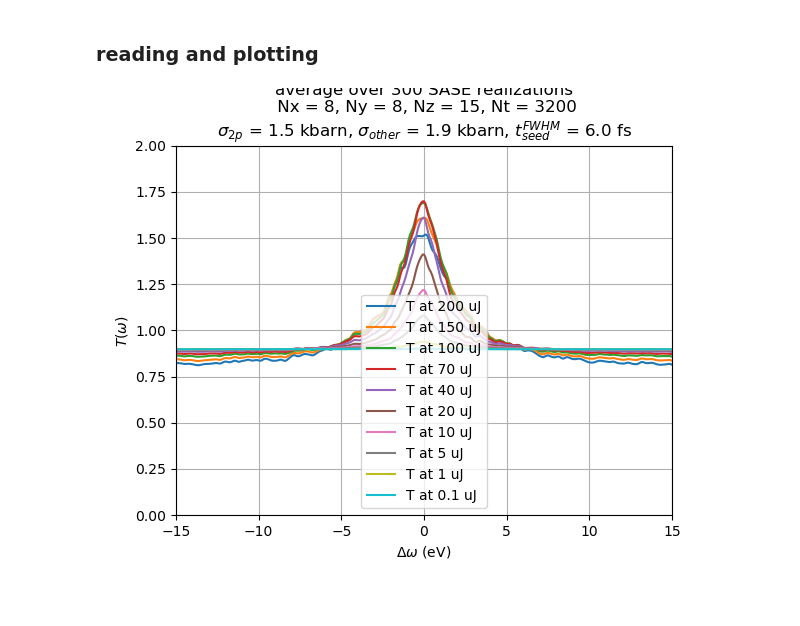
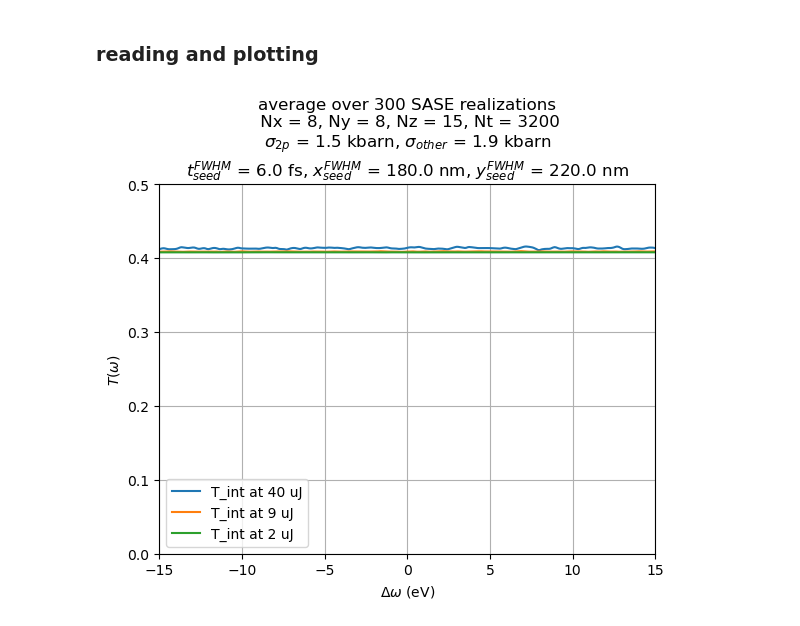
Before and after one commit to P4GAN/Cu-RSA-XFEL-Simulation, a Jupyter notebook: notebooks/plot-transmittance-vs-intensity.ipynb, the cells around one changed output. Saved outputs shown, nothing was run; the diff lists cells and outputs as text; code cells hidden in the pictures; blank space fills up the shorter version.

```diff
--- a/notebooks/plot-transmittance-vs-intensity.ipynb
+++ b/notebooks/plot-transmittance-vs-intensity.ipynb
@@ -48,89 +54,47 @@ data_path = "../data/intensity_sweep_Nt_3200"
 # %%
-Tshow_min = 0.15#0.4
-Tshow_max = 0.5
-w_show = 15
-w_show_min = -w_show
-w_show_max = w_show
+data_path = "../data/intensity_sweep_2_level_fix_2"
 
 sorted_accumulated_arrays, aux_data, num_files = tools.data_from_folder(
     data_path, group_keys='E_seed_uJ',
-    aux_keys=['tgrid', 'xgrid', 'ygrid', 'zgrid', 'sigma1_Ka1_2p3', 'sigma1_Ka1_other', 'seed_duration_FWHM_t'],
+    aux_keys=['tgrid', 'xgrid', 'ygrid', 'zgrid', 'sigma1_Ka1_2p3',
+              'sigma1_Ka1_other', 'seed_duration_FWHM_t', 'seed_width_FWHM_x', 'seed_width_FWHM_y'],
 )
 
-tgrid, xgrid, ygrid, zgrid, sigma1_Ka1_2p3, sigma1_Ka1_other, seed_duration_FWHM_t = aux_data
+tgrid, xgrid, ygrid, zgrid, sigma1_Ka1_2p3, sigma1_Ka1_other, seed_duration_FWHM_t, seed_width_FWHM_x, seed_width_FWHM_y = aux_data
 # %%
 plt.figure()
 
 str_pars_grid = " Nx = " + str(xgrid) + ", Ny = " + str(ygrid) + ", Nz = " + str(zgrid) + ", Nt = " + str(tgrid)
-str_pars_calc = r'$\sigma_{2p}$ = ' + f'{1e7*sigma1_Ka1_2p3:.1f}' + ' kbarn' + \
-r', $\sigma_{other}$ = ' + f'{1e7*sigma1_Ka1_other:.1f}' +' kbarn' + \
-r', $t_{seed}^{FWHM}$ = ' + f'{seed_duration_FWHM_t:.1f}' +' fs'
+str_pars_cross_section = r'$\sigma_{2p}$ = ' + f'{1e7*sigma1_Ka1_2p3:.1f}' + ' kbarn' + \
+r', $\sigma_{other}$ = ' + f'{1e7*sigma1_Ka1_other:.1f}' +' kbarn'
+str_pars_seed = r'$t_{seed}^{FWHM}$ = ' f'{seed_duration_FWHM_t:.1f}' +' fs' + \
+r', $x_{seed}^{FWHM}$ = ' f'{seed_width_FWHM_x:.1f}' +' nm' + \
+r', $y_{seed}^{FWHM}$ = ' f'{seed_width_FWHM_y:.1f}' +' nm'
 
 plt.title('average over ' + str(num_files) + ' SASE realizations' + '\n'
-+ str_pars_grid + '\n' + str_pars_calc
++ str_pars_grid + '\n' + str_pars_cross_section + '\n' + str_pars_seed
  )
 
 E_seed_values = list(sorted_accumulated_arrays.keys())
 norm = plt.matplotlib.colors.LogNorm(vmin=min(E_seed_values), vmax=max(E_seed_values))
 cmap = plt.matplotlib.colormaps['viridis']
 
 for E_seed_value, arrays in sorted_accumulated_arrays.items():
     womega_ar = arrays['womega_ar']
     I_int_thy_w_last = arrays['I_int_thy_w_last']
     I_int_thy_w_0 = arrays['I_int_thy_w_0']
 
-    I_int_thy_w_last = I_int_thy_w_last + 0.00001 * max(I_int_thy_w_last)
-    I_int_thy_w_0 = I_int_thy_w_0 + 0.00001 * max(I_int_thy_w_0)
-
     Tint_w = I_int_thy_w_last / I_int_thy_w_0
 
-    plt.plot(womega_ar, Tint_w, color=cmap(norm(E_seed_value)), label = 'T at '+ str(E_seed_value) + ' uJ')
+    plt.plot(womega_ar, Tint_w, label = 'T_int at '+ str(E_seed_value) + ' uJ')
 
-#plt.plot(womega_ar, Tshow_min + (Tshow_max-Tshow_min) * arrays['I_int_thy_w_0']/max(arrays['I_int_thy_w_0']),'--', color='pink', label = r'I$_0$, norm.')
 plt.ylabel(r'$T(\omega$) ')
 plt.xlabel(r'$\Delta\omega$ (eV)')
-plt.xlim(-60, 60)
-plt.ylim(Tshow_min, Tshow_max)
+plt.xlim(w_show_min, w_show_max)
+plt.ylim(0, 0.5)
 plt.legend()
 plt.grid(True)
-plt.savefig(figs_path + '/' + str_pars_calc + '.pdf')
+plt.savefig(figs_path + '/' + str_pars_grid + str_pars_cross_section + str_pars_seed + '.pdf')
 plt.show()
+# %% [output]
+[figure, added]
-# %%
-plt.figure()
-
-str_pars_grid = " Nx = " + str(xgrid) + ", Ny = " + str(ygrid) + ", Nz = " + str(zgrid) + ", Nt = " + str(tgrid)
-str_pars_calc = r'$\sigma_{2p}$ = ' + f'{1e7*sigma1_Ka1_2p3:.1f}' + ' kbarn' + \
-r', $\sigma_{other}$ = ' + f'{1e7*sigma1_Ka1_other:.1f}' +' kbarn' + \
-r', $t_{seed}^{FWHM}$ = ' + f'{seed_duration_FWHM_t:.1f}' +' fs'
-
-plt.title('average over ' + str(num_files) + ' SASE realizations' + '\n'
-+ str_pars_grid + '\n' + str_pars_calc
- )
-
-E_seed_values = list(sorted_accumulated_arrays.keys())
-norm = plt.matplotlib.colors.LogNorm(vmin=min(E_seed_values), vmax=max(E_seed_values))
-cmap = plt.matplotlib.colormaps['viridis']
-
-for E_seed_value, arrays in sorted_accumulated_arrays.items():
-    womega_ar = arrays['womega_ar']
-    I_int_thy_w_last = arrays['I_int_thy_w_last']
-    I_int_thy_w_0 = arrays['I_int_thy_w_0']
-
-    I_int_thy_w_last = I_int_thy_w_last
-    I_int_thy_w_0 = I_int_thy_w_0
-
-    Tint_w = I_int_thy_w_last / I_int_thy_w_0
-
-    plt.plot(womega_ar, -np.log(Tint_w), label = 'T at '+ str(E_seed_value) + ' uJ')
-
-#plt.plot(womega_ar, Tshow_min + (Tshow_max-Tshow_min) * arrays['I_int_thy_w_0']/max(arrays['I_int_thy_w_0']),'--', color='pink', label = r'I$_0$, norm.')
-plt.ylabel(r'$T(\omega$) ')
-plt.xlabel(r'$\Delta\omega$ (eV)')
-plt.ylim(0, 2)
-plt.xlim(-15, 15)
-plt.legend()
-plt.grid(True)
-plt.savefig(figs_path + '/' + str_pars_calc + '.pdf')
-plt.show()
-# %% [output]
-[figure, removed]
```
Also changed, not shown: parts of 13 cells of this notebook, 9 other files.
